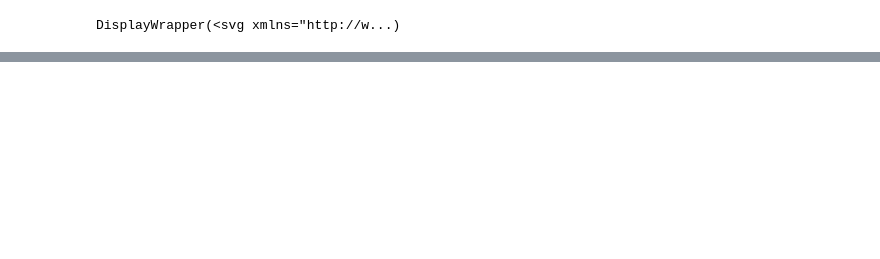
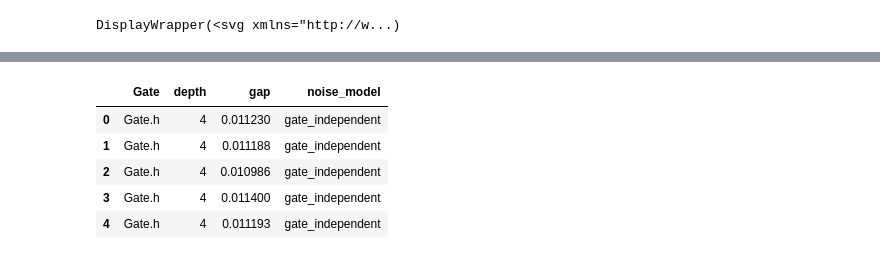
Before and after one commit to DaneshMorales/trueQ, a Jupyter notebook: effective-dressed-cycles/CER_gap.ipynb, the cells around one changed output, grey strips where cells are left out. Saved outputs shown, nothing was run; the diff lists cells and outputs as text; code cells hidden in the pictures; blank space fills up the shorter version.

```diff
--- a/effective-dressed-cycles/CER_gap.ipynb
+++ b/effective-dressed-cycles/CER_gap.ipynb
@@ -64,0 +440,23 @@ len(lst)
+# %%
+import pandas as pd
+
+# Load individual result files
+df_gate_ind = pd.read_csv("cer_gap_gate_independent.csv")
+df_over_rot = pd.read_csv("cer_gap_over_rotation.csv")
+df_zx_dec = pd.read_csv("cer_gap_ZX_decomposition.csv")
+
+# Concatenate into a single DataFrame
+df_all = pd.concat([df_gate_ind, df_over_rot, df_zx_dec], ignore_index=True)
+
+# Ensure proper types
+df_all["depth"] = df_all["depth"].astype(int)
+df_all["gap"] = df_all["gap"].astype(float)
+
+df_all.head()
+# %% [output]
+|  | Gate | depth | gap | noise_model |
+| 0 | Gate.h | 4 | 0.011230 | gate_independent |
+| 1 | Gate.h | 4 | 0.011188 | gate_independent |
+| 2 | Gate.h | 4 | 0.010986 | gate_independent |
+| 3 | Gate.h | 4 | 0.011400 | gate_independent |
+| 4 | Gate.h | 4 | 0.011193 | gate_independent |
```
Also changed, not shown: parts of 24 cells of this notebook, 3 other files.
